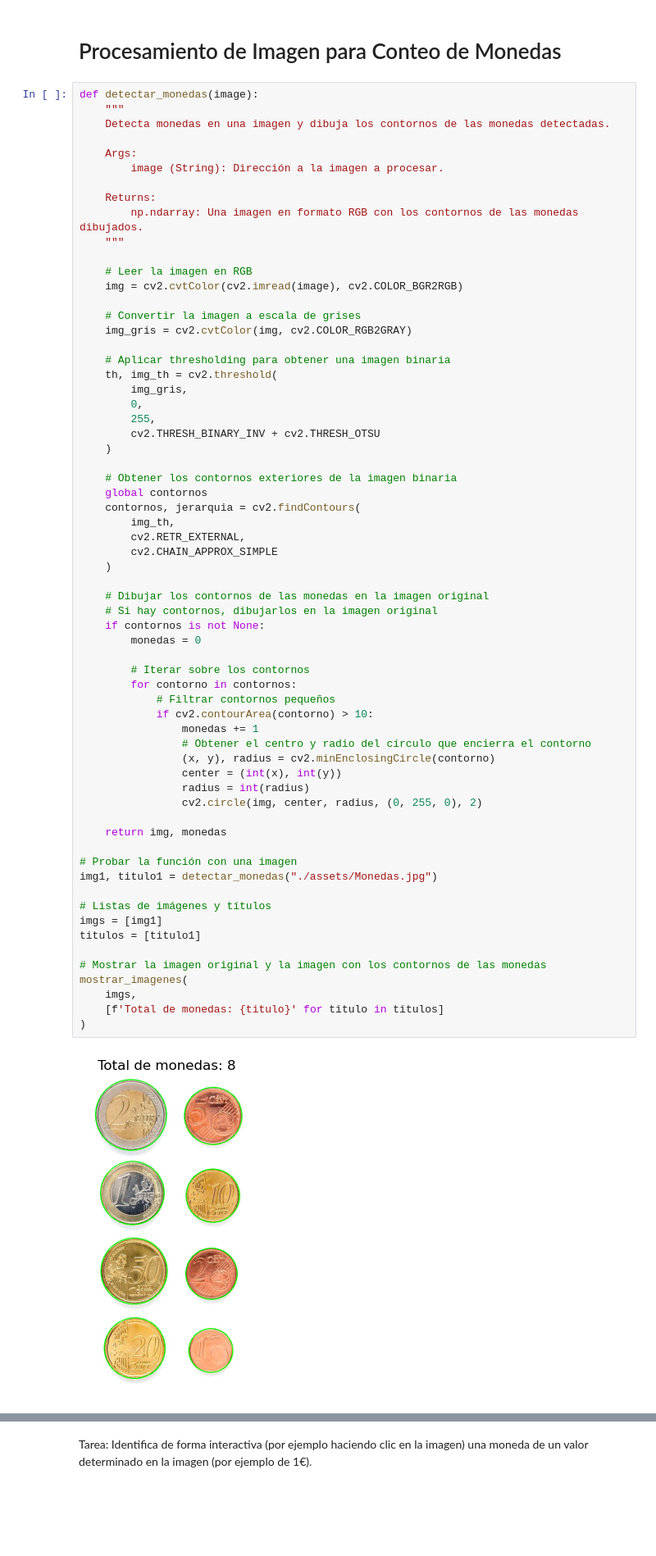
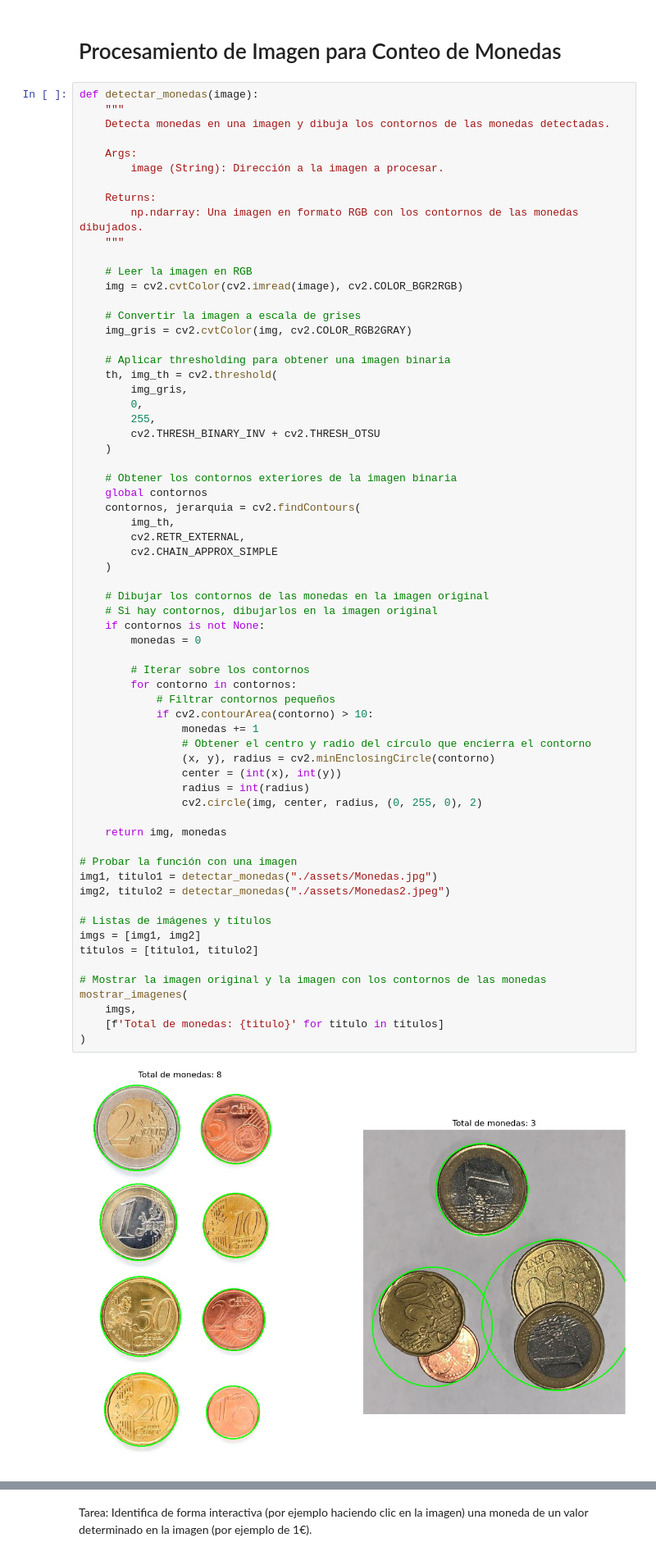
Before and after one commit to AdriTN/Pr-cticas-VC, a Jupyter notebook: P3/VC_P3.ipynb, the cells around one changed output, grey strips where cells are left out. Shown at 82% size. Drawn from its saved outputs; the diff is of its cells as text; blank space fills up the shorter version.

```diff
--- a/P3/VC_P3.ipynb
+++ b/P3/VC_P3.ipynb
@@ -98,33 +98,34 @@ def detectar_monedas(image):
 
     # Dibujar los contornos de las monedas en la imagen original
     # Si hay contornos, dibujarlos en la imagen original
     if contornos is not None:
         monedas = 0
 
         # Iterar sobre los contornos
         for contorno in contornos:
             # Filtrar contornos pequeños
             if cv2.contourArea(contorno) > 10:
                 monedas += 1
                 # Obtener el centro y radio del círculo que encierra el contorno
                 (x, y), radius = cv2.minEnclosingCircle(contorno)
                 center = (int(x), int(y))
                 radius = int(radius)
                 cv2.circle(img, center, radius, (0, 255, 0), 2)
 
     return img, monedas
 
 # Probar la función con una imagen
 img1, titulo1 = detectar_monedas("./assets/Monedas.jpg")
+img2, titulo2 = detectar_monedas("./assets/Monedas2.jpeg")
 
 # Listas de imágenes y títulos
-imgs = [img1]
-titulos = [titulo1]
+imgs = [img1, img2]
+titulos = [titulo1, titulo2]
 
 # Mostrar la imagen original y la imagen con los contornos de las monedas
 mostrar_imagenes(
     imgs,
     [f'Total de monedas: {titulo}' for titulo in titulos]
 )
 # %% [output]
-[figure, old version]
+[figure, new version]
```
Also changed, not shown: parts of 6 cells of this notebook, 1 other file.
